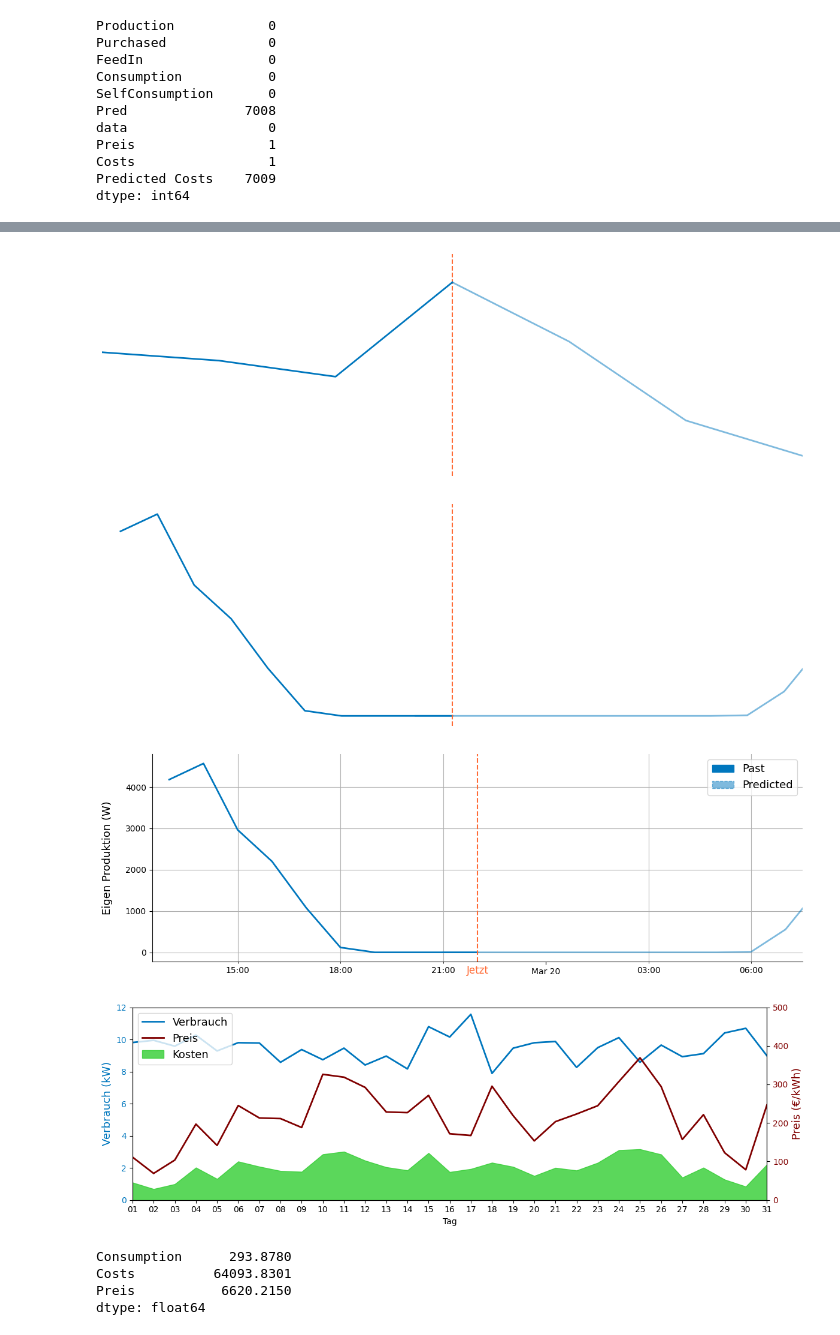
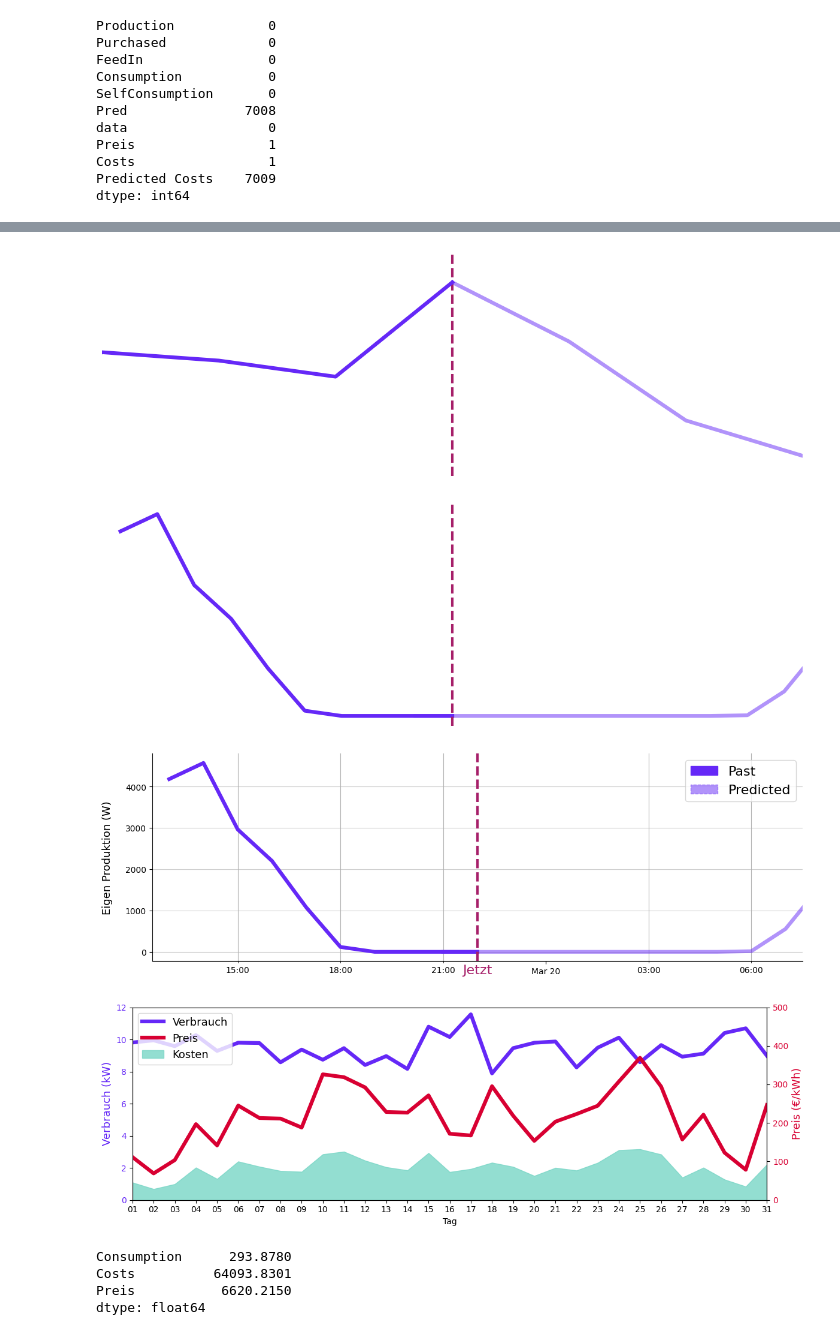
Before and after one commit to MockaWolke/SmartCity, a Jupyter notebook: plots.ipynb, the cells around one changed output, grey strips where cells are left out. Cells and saved outputs as stored; diff of their text form; code cells hidden in the pictures.

```diff
--- a/plots.ipynb
+++ b/plots.ipynb
@@ -10,7 +10,12 @@ import matplotlib.dates as mdates
 from matplotlib.patches import Patch
 from matplotlib.animation import FuncAnimation
 
-COLORS = ['#0077BE', 'maroon', '#32CD32', '#FF6B35', 'darkgreen']
+#6528F7
+#A076F9
+#D7BBF5
+#EDE4FF
+
+COLORS = ['#6528F7', '#D80032', '#78D6C6', '#A61F69', '#03C988']
 
 plt.figure(figsize=(10, 2))
 
@@ -207,7 +212,7 @@ ax.xaxis.set_major_locator(mdates.HourLocator(interval=2))
 ax.xaxis.set_major_formatter(mdates.DateFormatter('%H:%M'))
 
 # Add a dotted vertical line at 'now'
-ax.axvline(x=now, linestyle='--', color=COLORS[3], lw=1.5)
+ax.axvline(x=now, linestyle='--', color=COLORS[3], lw=3)
 
 # Zoom 3 hours before and 3 hours after 'now'
 three_hours = datetime.timedelta(hours=3)
@@ -223,7 +228,7 @@ ax.spines['left'].set_visible(False)
 ax.get_xaxis().set_visible(False)
 ax.get_yaxis().set_visible(False)
 
-ax.plot(together.loc[:now].index, together.loc[:now].Consumption, color=COLORS[0], lw=2, label='Bis Her')
+ax.plot(together.loc[:now].index, together.loc[:now].Consumption, color=COLORS[0], lw=4.5, label='Vergangenheit')
 
 diff = together.copy()
 last = together.loc[:now].index[-1]
@@ -234,7 +239,7 @@ minus_last_hour = now - datetime.timedelta(hours=1)
 # Plotting the predicted consumption after 'now' with a dashed line
 ax.plot(together.loc[minus_last_hour:].index, together.loc[minus_last_hour:]['Predicted Consumption'],
         color=COLORS[0],
-        lw=2,
+        lw=4.5,
         label='Vorhersage',
         alpha=0.5)
 ax.set_ylim(200,600)
@@ -242,7 +247,7 @@ plt.tight_layout()
 plt.savefig("imgs/Consumption_zoom.svg", bbox_inches="tight")
 plt.show()
 # %% [output]
-[figure, old version]
+[figure, new version]
 # %%
 
 fig, ax = plt.subplots(figsize=(12, 4))
@@ -251,7 +256,7 @@ now = datetime.datetime(2022, 3, 19, 22, 00)
 
 
 # Plotting the data with a beautiful shade of blue
-ax.plot(together.loc[:now].index, together.loc[:now].Production, color=COLORS[0], lw=2, label='Production')
+ax.plot(together.loc[:now].index, together.loc[:now].Production, color=COLORS[0], lw=4.5, label='Production')
 
 diff = together.copy()
 last = together.loc[:now].index[-1]
@@ -265,7 +270,7 @@ together['Predicted Production'] = together.Production
 # Plotting the predicted production after 'now' with a dashed line and reduced opacity
 ax.plot(together.loc[minus_last_hour:].index, together.loc[minus_last_hour:]['Predicted Production'],
  color=COLORS[0],
-        lw=2,
+        lw=4.5,
         label='Pred',
         alpha = 0.5)
 
@@ -282,10 +287,10 @@ ax.xaxis.set_minor_locator(mdates.HourLocator(byhour=range(0, 24, 3)))
 ax.xaxis.set_minor_formatter(mdates.DateFormatter('%H:%M'))
 plt.setp(ax.xaxis.get_minorticklabels(), rotation=0)
 ax.xaxis.grid(True, which="minor")
-ax.yaxis.grid()
+ax.yaxis.grid(alpha = 0.61)
 
 # Add a dotted vertical line at 'now'
-ax.axvline(x=now, linestyle='--', color=COLORS[3], lw=1.5)
+ax.axvline(x=now, linestyle='--', color=COLORS[3], lw=3)
 
 # Centering the plot around now
 time_range = together.index[-1] - together.index[0]
@@ -310,7 +315,7 @@ plt.tight_layout()
 plt.savefig("imgs/Produktionsentwicklung_zoom.svg", bbox_inches = "tight")
 plt.show()
 # %% [output]
-[figure, old version]
+[figure, new version]
 # %%
 fig, ax = plt.subplots(figsize=(12, 4))
 
@@ -318,7 +323,7 @@ now = datetime.datetime(2022, 3, 19, 22, 00)
 
 
 # Plotting the data with a beautiful shade of blue
-ax.plot(together.loc[:now].index, together.loc[:now].Production, color=COLORS[0], lw=2, label='Production')
+ax.plot(together.loc[:now].index, together.loc[:now].Production, color=COLORS[0], lw=4.5, label='Production')
 
 diff = together.copy()
 last = together.loc[:now].index[-1]
@@ -332,7 +337,7 @@ together['Predicted Production'] = together.Production
 # Plotting the predicted production after 'now' with a dashed line and reduced opacity
 ax.plot(together.loc[minus_last_hour:].index, together.loc[minus_last_hour:]['Predicted Production'],
  color=COLORS[0],
-        lw=2,
+        lw=4.5,
         label='Pred',
         alpha = 0.5)
 
@@ -349,11 +354,11 @@ ax.xaxis.set_minor_locator(mdates.HourLocator(byhour=range(0, 24, 3)))
 ax.xaxis.set_minor_formatter(mdates.DateFormatter('%H:%M'))
 plt.setp(ax.xaxis.get_minorticklabels(), rotation=0)
 ax.xaxis.grid(True, which="minor")
-ax.yaxis.grid()
+ax.yaxis.grid(alpha = 0.61)
 
 # Add a dotted vertical line at 'now'
-ax.axvline(x=now, linestyle='--', color=COLORS[3], lw=1.5)
-ax.text(now, -0.042, 'Jetzt', color=COLORS[3], ha='center', va='center', rotation=0, fontsize=12, transform=ax.get_xaxis_transform())
+ax.axvline(x=now, linestyle='--', color=COLORS[3], lw=3)
+ax.text(now, -0.042, 'Jetzt', color=COLORS[3], ha='center', va='center', rotation=0, fontsize=16, transform=ax.get_xaxis_transform())
 
 # Centering the plot around now
 time_range = together.index[-1] - together.index[0]
@@ -364,7 +369,7 @@ ax.set_xlim([now - half_range, now + half_range])
 legend_elements = [
                    Patch(facecolor=COLORS[0], edgecolor=COLORS[0], label='Past'),
                    Patch(facecolor=COLORS[0], edgecolor=COLORS[0], linestyle='--', alpha=0.5, label='Predicted')]
-ax.legend(handles=legend_elements, loc='upper right', fontsize = 13)
+ax.legend(handles=legend_elements, loc='upper right', fontsize = 16)
 
 # Spines (the box around the plot)
 ax.spines['top'].set_visible(False)
@@ -375,7 +380,7 @@ plt.tight_layout()
 plt.savefig("imgs/Produktionsentwicklung.svg", bbox_inches = "tight")
 plt.show()
 # %% [output]
-[figure, old version]
+[figure, new version]
 # %%
 mask = (df.index.year == 2022) & (df.index.month == 1)
 
@@ -396,41 +401,41 @@ wanted = get_costs_over_days(wanted)
 fig, ax1 = plt.subplots(figsize=(12, 4))
 
 # Plot Consumption
-ax1.plot(wanted.index, wanted['Consumption'], color=COLORS[0], label='Consumption (kWh)', lw=2)
+ax1.plot(wanted.index, wanted['Consumption'], color=COLORS[0], label='Consumption (kWh)', lw=4.5)
 ax1.set_ylabel('Verbrauch (kW)', color=COLORS[0], fontsize = 13)
 ax1.tick_params(axis='y', labelcolor=COLORS[0])
 
 # Plot Avg Price on a second y-axis
 ax2 = ax1.twinx()
-ax2.plot(wanted.index, wanted['Preis'], color= COLORS[1], label='Avg Price (€/kWh)', lw=2)
+ax2.plot(wanted.index, wanted['Preis'], color= COLORS[1], label='Avg Price (€/kWh)', lw=4.5)
 ax2.set_ylabel('Preis (€/kWh)', color= COLORS[1], fontsize = 13)
 ax2.tick_params(axis='y', labelcolor= COLORS[1])
 
 ax2.set_ylim(0,500)
 ax1.set_ylim(0,12)
 # Fill the area between Consumption and Avg Price to represent costs
 ax1.fill_between(wanted.index, wanted['Preis'] * wanted['Consumption'] / 1000,0, color=COLORS[2], alpha=0.8, label='Costs (area)')
 
 # Setting up the x-axis
 ax1.xaxis.set_major_locator(mdates.DayLocator(interval=1))
 ax1.xaxis.set_major_formatter(mdates.DateFormatter('%d'))
 ax1.set_xlim(wanted.index.min(), wanted.index.max())  # Ensure it covers the entire month
 ax1.set_xlabel('Tag')
 # Title
 
 from matplotlib.lines import Line2D
-legend_elements = [Line2D([0], [0], color=COLORS[0], lw=2, label='Verbrauch'),
-                   Line2D([0], [0], color=COLORS[1], lw=2, label='Preis'),
-                   Patch(facecolor='#32CD32', edgecolor='#32CD32', alpha=0.8, label='Kosten')]
+legend_elements = [Line2D([0], [0], color=COLORS[0], lw=4.5, label='Verbrauch'),
+                   Line2D([0], [0], color=COLORS[1], lw=4.5, label='Preis'),
+                   Patch(facecolor=COLORS[2], edgecolor=COLORS[2], alpha=0.8, label='Kosten')]
 ax1.legend(handles=legend_elements, loc='upper left', fontsize = 13)
 
 
 plt.tight_layout()
 plt.savefig("imgs/HistoryEntwicklung.svg", bbox_inches = "tight",)
 plt.show()
 wanted.sum()
 # %% [output]
-[figure, old version]
+[figure, new version]
 Consumption      293.8780
 Costs          64093.8301
 Preis           6620.2150
```
Also changed, not shown: parts of 11 cells of this notebook, 13 other files.
